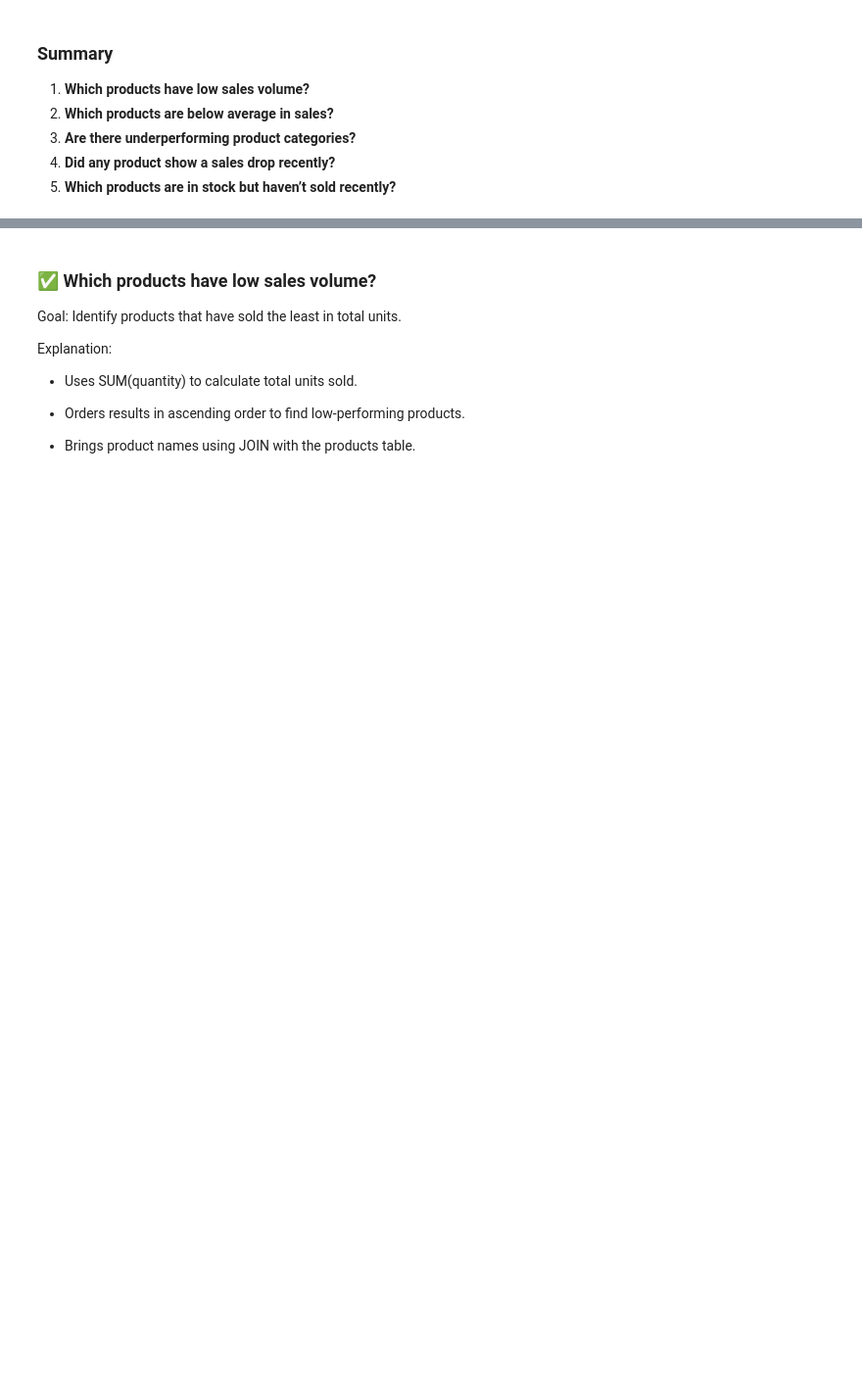
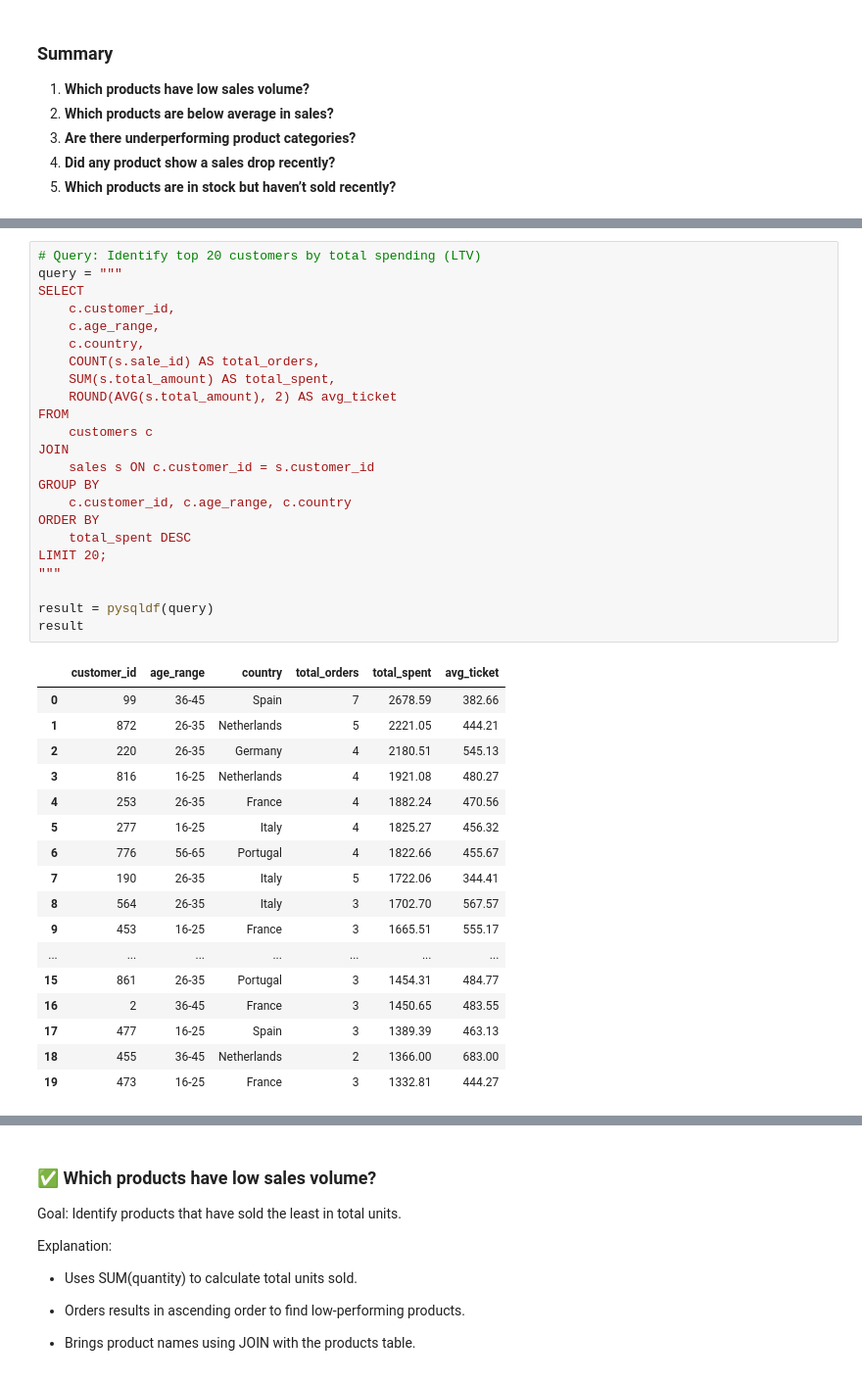
Before and after one commit to joycemsm/fashion-store-analysis, a Jupyter notebook: sales_analysis_queries_SQL.ipynb, the cells around one changed output, grey strips where cells are left out. Shown at 98% size. Drawn from its saved outputs; the diff is of its cells as text; blank space fills up the shorter version.

Commit message:
added new query

```diff
--- a/sales_analysis_queries_SQL.ipynb
+++ b/sales_analysis_queries_SQL.ipynb
@@ -27,0 +190,41 @@ It answers key performance questions using structured SQL logic, suitable for bo
+# %%
+# Query: Identify top 20 customers by total spending (LTV)
+query = """
+SELECT
+    c.customer_id,
+    c.age_range,
+    c.country,
+    COUNT(s.sale_id) AS total_orders,
+    SUM(s.total_amount) AS total_spent,
+    ROUND(AVG(s.total_amount), 2) AS avg_ticket
+FROM
+    customers c
+JOIN
+    sales s ON c.customer_id = s.customer_id
+GROUP BY
+    c.customer_id, c.age_range, c.country
+ORDER BY
+    total_spent DESC
+LIMIT 20;
+"""
+
+result = pysqldf(query)
+result
+# %% [output]
+|  | customer_id | age_range | country | total_orders | total_spent | avg_ticket |
+| 0 | 99 | 36-45 | Spain | 7 | 2678.59 | 382.66 |
+| 1 | 872 | 26-35 | Netherlands | 5 | 2221.05 | 444.21 |
+| 2 | 220 | 26-35 | Germany | 4 | 2180.51 | 545.13 |
+| 3 | 816 | 16-25 | Netherlands | 4 | 1921.08 | 480.27 |
+| 4 | 253 | 26-35 | France | 4 | 1882.24 | 470.56 |
+| 5 | 277 | 16-25 | Italy | 4 | 1825.27 | 456.32 |
+| 6 | 776 | 56-65 | Portugal | 4 | 1822.66 | 455.67 |
+| 7 | 190 | 26-35 | Italy | 5 | 1722.06 | 344.41 |
+| 8 | 564 | 26-35 | Italy | 3 | 1702.70 | 567.57 |
+| 9 | 453 | 16-25 | France | 3 | 1665.51 | 555.17 |
+| ... | ... | ... | ... | ... | ... | ... |
+| 15 | 861 | 26-35 | Portugal | 3 | 1454.31 | 484.77 |
+| 16 | 2 | 36-45 | France | 3 | 1450.65 | 483.55 |
+| 17 | 477 | 16-25 | Spain | 3 | 1389.39 | 463.13 |
+| 18 | 455 | 36-45 | Netherlands | 2 | 1366.00 | 683.00 |
+| 19 | 473 | 16-25 | France | 3 | 1332.81 | 444.27 |
```
Also changed, not shown: parts of 13 cells of this notebook.
